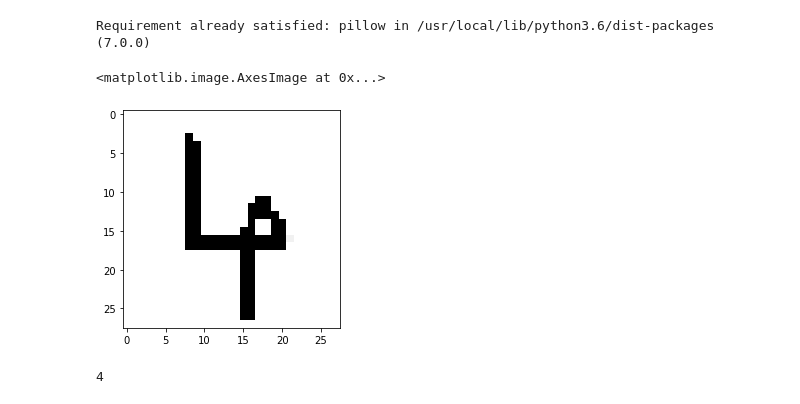
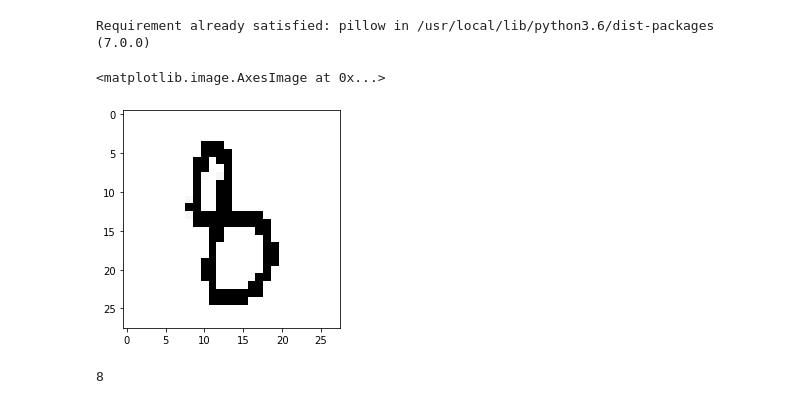
Before and after one commit to rajeshvalluri/MNIST_TF, a Jupyter notebook: MNIST_TF.ipynb, the cells around one changed output. Cells and saved outputs as stored; diff of their text form; code cells hidden in the pictures.

```diff
--- a/MNIST_TF.ipynb
+++ b/MNIST_TF.ipynb
@@ -160,19 +160,19 @@ Requirement already satisfied: pillow in /usr/local/lib/python3.6/dist-packages
 # %%
 model = tensorflow.keras.models.load_model("//content/gdrive/My Drive/MNIST/trained_model")
 # %%
-img = Image.open("//content/gdrive/My Drive/MNIST/four_1.jpg")
+img = Image.open("//content/gdrive/My Drive/MNIST/eight.jpg")
 img = img.convert("L")
 img = np.array(img.resize((28,28)))
 img = (255.0 - img)
-img[img < 20.0] = 0
-img[img > 20.0] = np.max(img)
+img[img < 5.0] = 0
+img[img > 5.0] = np.max(img)
 img = img /255.0 * 0.99 + 0.01
 plt.pyplot.imshow(img,cmap='Greys',interpolation='None')
 # %% [output]
 <matplotlib.image.AxesImage at 0x...>
-[figure, old version]
+[figure, new version]
 # %%
 np.argmax(model.predict(img[np.newaxis,...,np.newaxis]))
 #model.predict(img[np.newaxis,...,np.newaxis])
 # %% [output]
-4
+8
```
